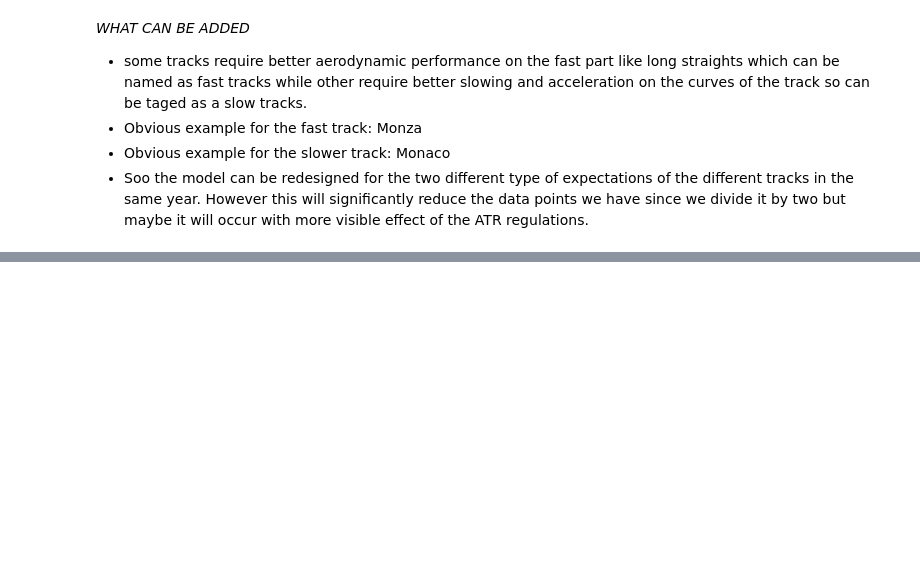
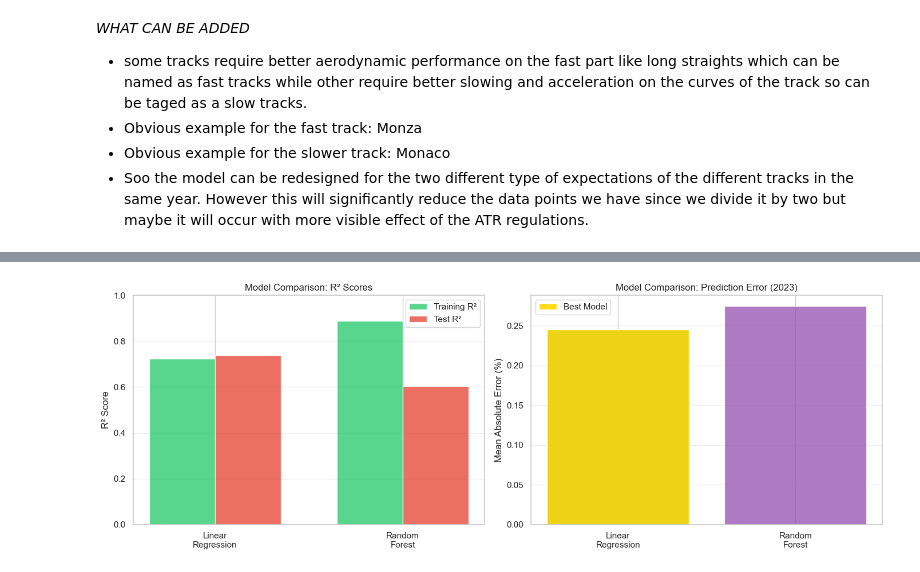
Before and after one commit to yuni-gnctrk/DSA210-termproject-yunusgencturk, a Jupyter notebook: mainFinalize.ipynb, the cells around one changed output, grey strips where cells are left out. Drawn from its saved outputs; the diff is of its cells as text; code cells hidden in the pictures; blank space fills up the shorter version.

```diff
--- a/mainFinalize.ipynb
+++ b/mainFinalize.ipynb
@@ -1915,3 +1963,83 @@ f- Key Takeaway:
 - Obvious example for the fast track: Monza
 - Obvious example for the slower track: Monaco
 - Soo the model can be redesigned for the two different type of expectations of the different tracks in the same year. However this will significantly reduce the data points we have since we divide it by two but maybe it will occur with more visible effect of the ATR regulations.
+# %%
+# ============================================================================
+# MODEL COMPARISON: Linear Regression vs Random Forest
+# ============================================================================
+
+print("\n" + "="*80)
+print("⚖️  MODEL PERFORMANCE COMPARISON")
+print("="*80)
+
+comparison_df = pd.DataFrame({
+    'Metric': ['R² Score (Train)', 'R² Score (Test)', 'MAE (Test)', 'RMSE (Test)'],
+    'Linear Regression': [
+        f"{r2_score(y_train, y_train_pred_lr):.4f}",
+        f"{r2_score(y_test, y_test_pred_lr):.4f}",
+        f"{mean_absolute_error(y_test, y_test_pred_lr):.4f}%",
+        f"{np.sqrt(mean_squared_error(y_test, y_test_pred_lr)):.4f}%"
+    ],
+    'Random Forest': [
+        f"{train_r2_rf:.4f}",
+        f"{test_r2_rf:.4f}",
+        f"{test_mae_rf:.4f}%",
+        f"{test_rmse_rf:.4f}%"
+    ]
+})
+
+print("\n", comparison_df.to_string(index=False))
+
+fig, axes = plt.subplots(1, 2, figsize=(14, 5))
+
+models = ['Linear\nRegression', 'Random\nForest']
+train_scores = [r2_score(y_train, y_train_pred_lr), train_r2_rf]
+test_scores = [r2_score(y_test, y_test_pred_lr), test_r2_rf]
+
+x = np.arange(len(models))
+width = 0.35
+
+axes[0].bar(x - width/2, train_scores, width, label='Training R²', color='#2ecc71', alpha=0.8)
+axes[0].bar(x + width/2, test_scores, width, label='Test R²', color='#e74c3c', alpha=0.8)
+axes[0].set_ylabel('R² Score')
+axes[0].set_title('Model Comparison: R² Scores')
+axes[0].set_xticks(x)
+axes[0].set_xticklabels(models)
+axes[0].legend()
+axes[0].grid(axis='y', alpha=0.3)
+axes[0].set_ylim([0, 1])
+
+mae_scores = [mean_absolute_error(y_test, y_test_pred_lr), test_mae_rf]
+colors = ['#3498db', '#9b59b6']
+
+axes[1].bar(models, mae_scores, color=colors, alpha=0.8)
+axes[1].set_ylabel('Mean Absolute Error (%)')
+axes[1].set_title('Model Comparison: Prediction Error (2023)')
+axes[1].grid(axis='y', alpha=0.3)
+
+best_model_idx = np.argmin(mae_scores)
+axes[1].bar(best_model_idx, mae_scores[best_model_idx],
+            color='gold', alpha=0.9, label='Best Model')
+axes[1].legend()
+
+plt.tight_layout()
+plt.show()
+
+
+print("\n" + "="*80)
+print(" CONCLUSION:")
+print("="*80)
+
+if test_r2_rf > r2_score(y_test, y_test_pred_lr):
+    print(" Random Forest shows BETTER generalization (higher test R²)")
+    print(f"   Improvement: {(test_r2_rf - r2_score(y_test, y_test_pred_lr))*100:.2f}%")
+else:
+    print("  Linear Regression shows better performance for this dataset")
+    print("   Reason: Small sample size - simpler models generalize better")
+
+print(f"\n Best Model for 2025 Predictions: ", end="")
+if test_mae_rf < mean_absolute_error(y_test, y_test_pred_lr):
+    print("RANDOM FOREST (Lower MAE)")
+else:
+    print("LINEAR REGRESSION (Lower MAE)")
+# %% [output]
@@ -1917,0 +2055 @@ f- Key Takeaway:
+[figure, added]
```
Also changed, not shown: parts of 14 cells of this notebook.
